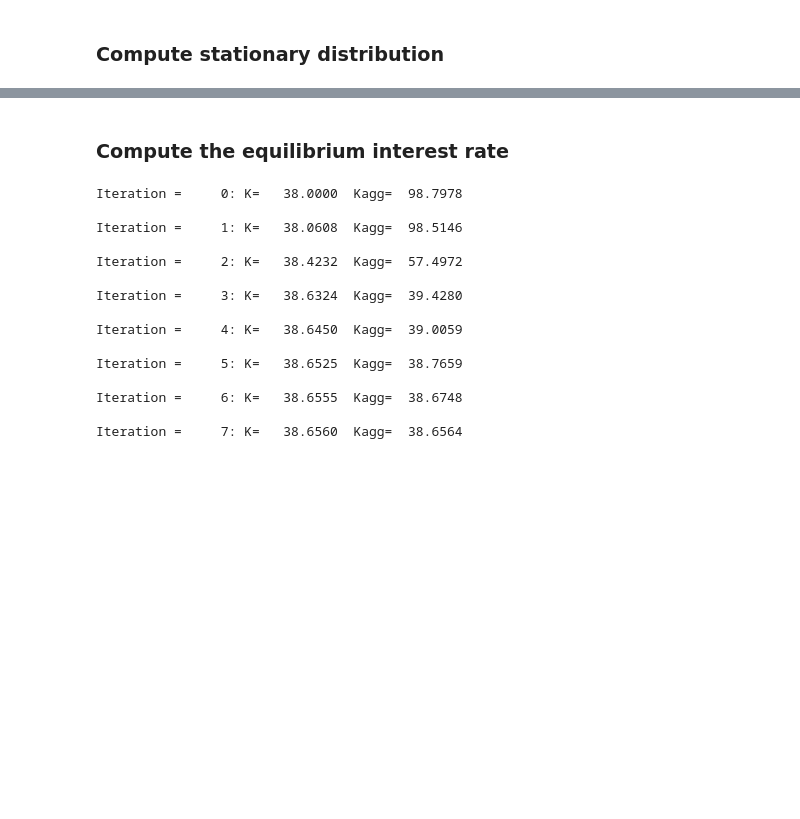
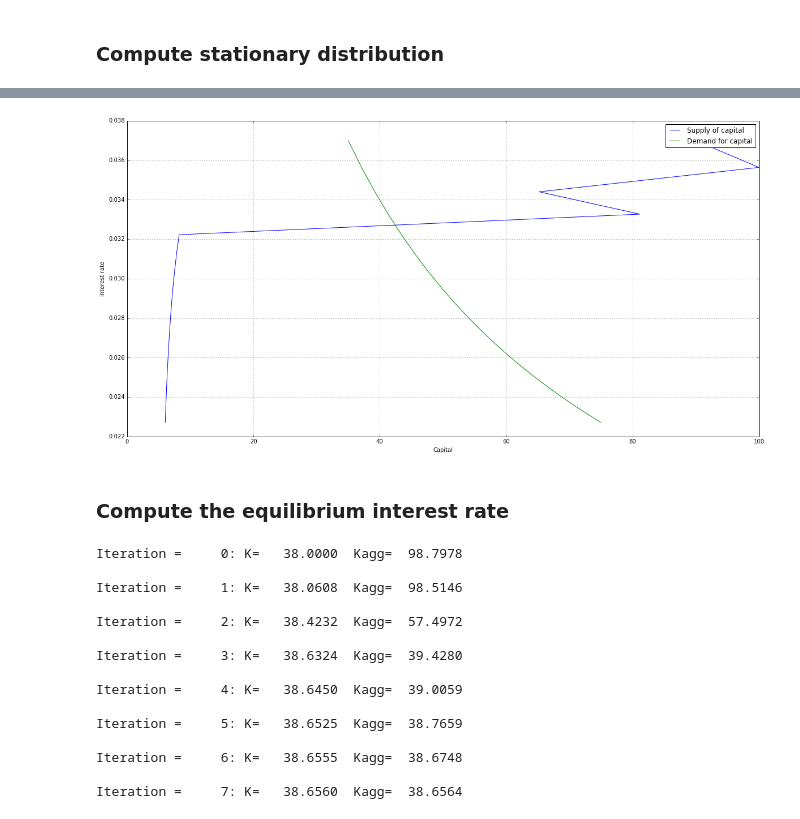
Before and after one commit to jagman88/dolo, a Jupyter notebook: examples/models/KS_noagg_equilibrium_dtcscc.ipynb, the cells around one changed output, grey strips where cells are left out. Cells and saved outputs as stored; diff of their text form; code cells hidden in the pictures; blank space fills up the shorter version.

```diff
--- a/examples/models/KS_noagg_equilibrium_dtcscc.ipynb
+++ b/examples/models/KS_noagg_equilibrium_dtcscc.ipynb
@@ -213,0 +91,2 @@ plt.grid()
+# %%
+Kd, Ks, r = dst.supply_demand(model, Nf, numpoints=20, lower=35, upper=75, verbose=True)
@@ -214,3 +126,18 @@ plt.grid()
+# %%
+%matplotlib inline
+
+fig = plt.figure(figsize=(20, 10))
+plt.plot(Ks, r,label='Supply of capital')
+plt.plot(Kd, r,label='Demand for capital')
+# plt.plot((37.9893, 37.9893), (0.031, 0.036), 'k-', color='black', label='RA steady state capital')
+plt.xlabel('Capital')
+plt.ylabel('Interest rate')
+plt.legend()
+plt.grid()
+# plt.ylim(0.0335, 0.036)
+# plt.xlim(20, 60)
+# %% [output]
+[figure, added]
 # %% [markdown]
 ### Compute the equilibrium interest rate
 # %%
```
Also changed, not shown: parts of 13 cells of this notebook, 3 other files.
